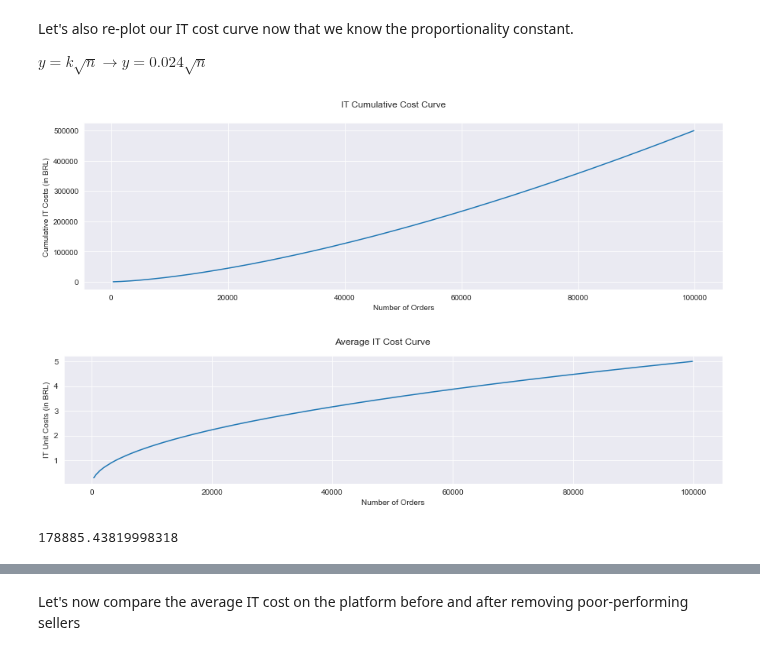
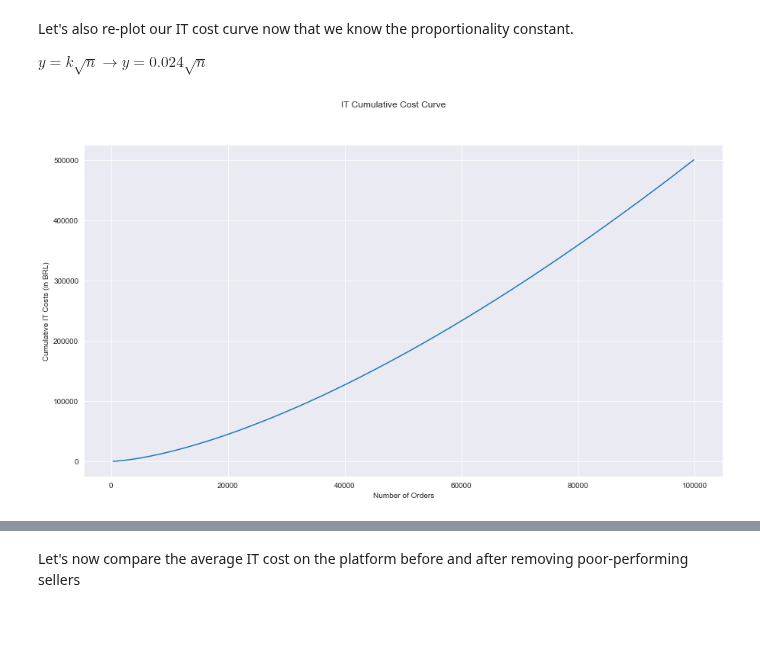
Before and after one commit to phlln/olist-analysis, a Jupyter notebook: notebooks/ceo_request-Phil-UPDATED.ipynb, the cells around one changed output, grey strips where cells are left out. Drawn from its saved outputs; the diff is of its cells as text; code cells hidden in the pictures; blank space fills up the shorter version.

```diff
--- a/notebooks/ceo_request-Phil-UPDATED.ipynb
+++ b/notebooks/ceo_request-Phil-UPDATED.ipynb
@@ -437,31 +548,11 @@ Let's also re-plot our IT cost curve now that we know the proportionality consta
 
 $ y = k \sqrt{n}  \to  y = 0.024\sqrt{n} $
 # %%
----NOT SURE IF PLOT IS HELPFUL OR NOT
 
-
-plt.figure(figsize=(15,4))
+plt.figure(figsize=(15,8))
 sns.lineplot(data=sellers, x='cumulative_orders', y='cumulative_it_cost')
 plt.xlabel('Number of Orders')
 plt.ylabel('Cumulative IT Costs (in BRL)')
 plt.suptitle('IT Cumulative Cost Curve');
 # %% [output]
-[figure, old version]
+[figure, new version]
-# %%
-# Plot average cost curves
-
----NOT SURE IF PLOT IS HELPFUL OR NOT
-
-
-plt.figure(figsize=(15,3))
-y= sellers.cumulative_it_cost / sellers.cumulative_orders
-sns.lineplot(data=sellers, x='cumulative_orders', y=y)
-plt.xlabel('Number of Orders')
-plt.ylabel('IT Unit Costs (in BRL)')
-plt.suptitle('Average IT Cost Curve');
-# %% [output]
-[figure, removed]
-# %%
-(0.024)*(2/3)*(50000**1.5)
-# %% [output]
-178885.43819998318
```
Also changed, not shown: parts of 59 cells of this notebook, 1 other file.
